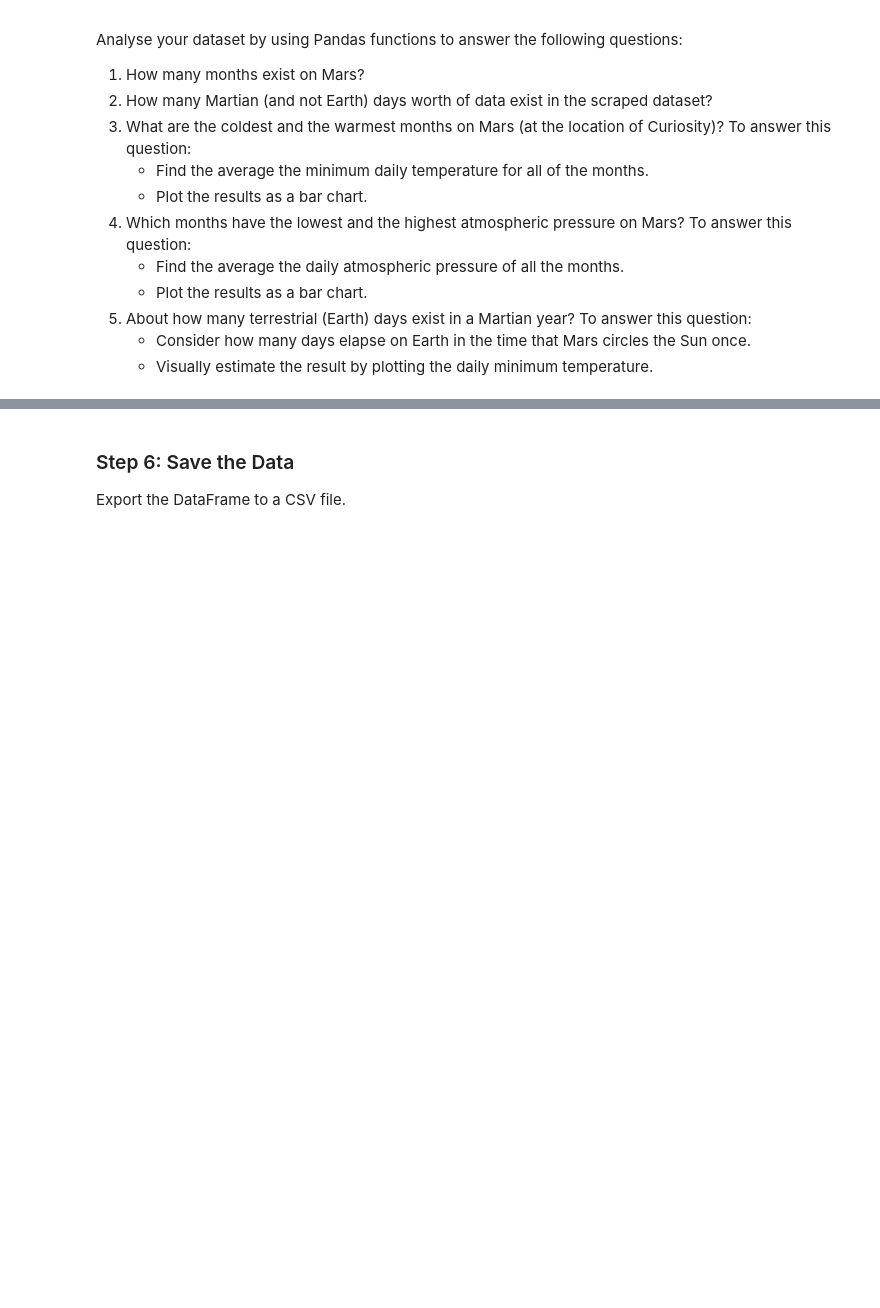
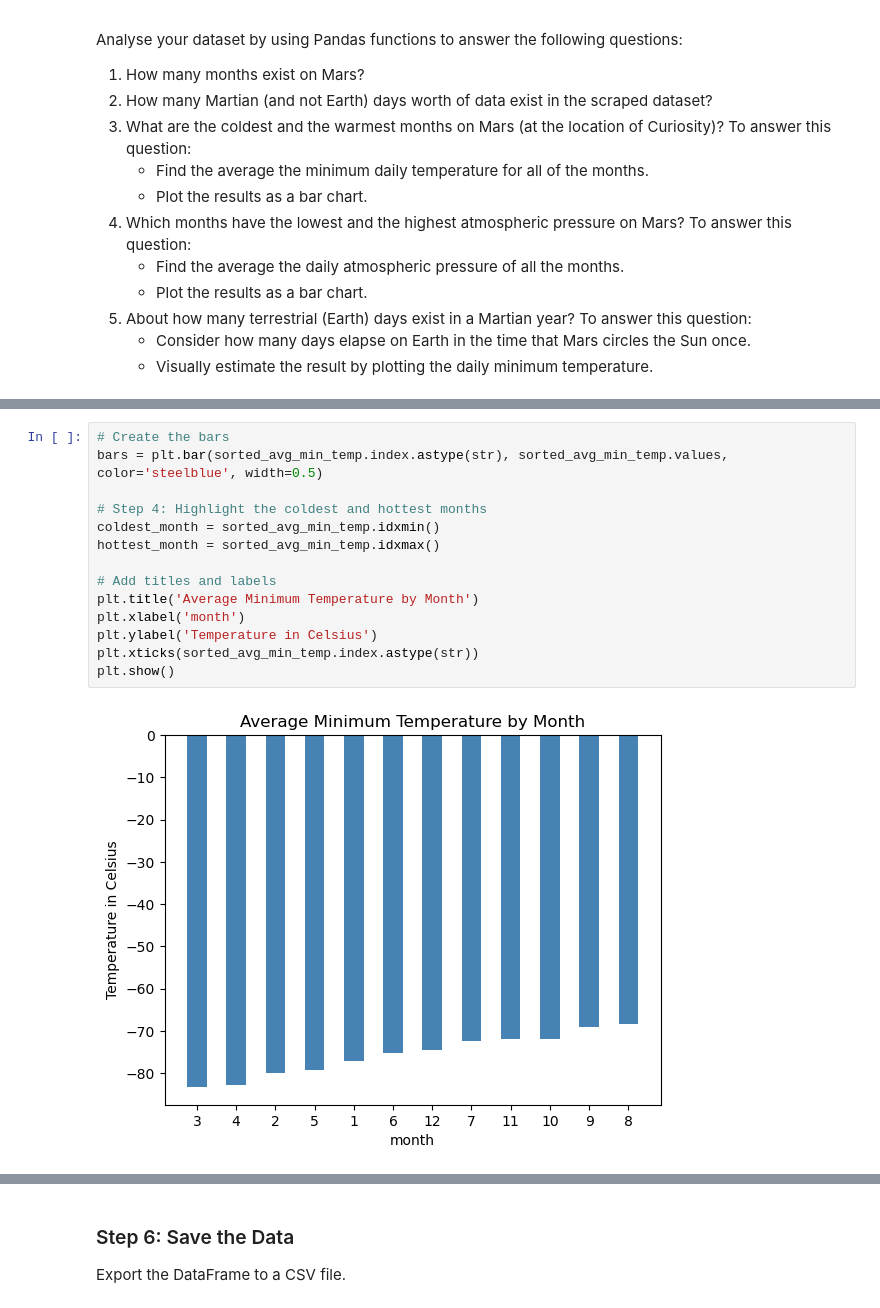
Before and after one commit to AMRITKAUR89/html-challenge, a Jupyter notebook: part_2_mars_weather.ipynb, the cells around one changed output, grey strips where cells are left out. Cells and saved outputs as stored; diff of their text form; blank space fills up the shorter version.

```diff
--- a/part_2_mars_weather.ipynb
+++ b/part_2_mars_weather.ipynb
@@ -17018,2 +33899,18 @@ Name: min_temp, dtype: float64
+# %%
+# Create the bars
+bars = plt.bar(sorted_avg_min_temp.index.astype(str), sorted_avg_min_temp.values, color='steelblue', width=0.5)
+
+# Step 4: Highlight the coldest and hottest months
+coldest_month = sorted_avg_min_temp.idxmin()
+hottest_month = sorted_avg_min_temp.idxmax()
+
+# Add titles and labels
+plt.title('Average Minimum Temperature by Month')
+plt.xlabel('month')
+plt.ylabel('Temperature in Celsius')
+plt.xticks(sorted_avg_min_temp.index.astype(str))
+plt.show()
+# %% [output]
+[figure, added]
 # %%
 # 4. What is the average pressure by month?
```
Also changed, not shown: parts of 29 cells of this notebook, 3 other files.
